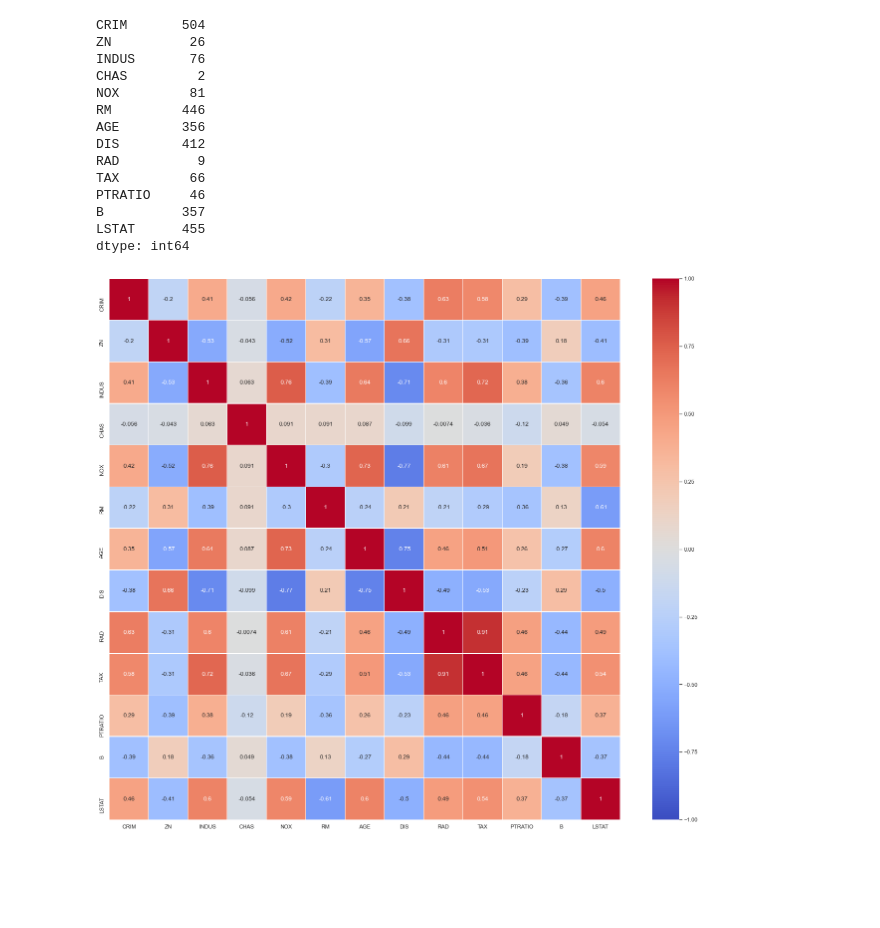
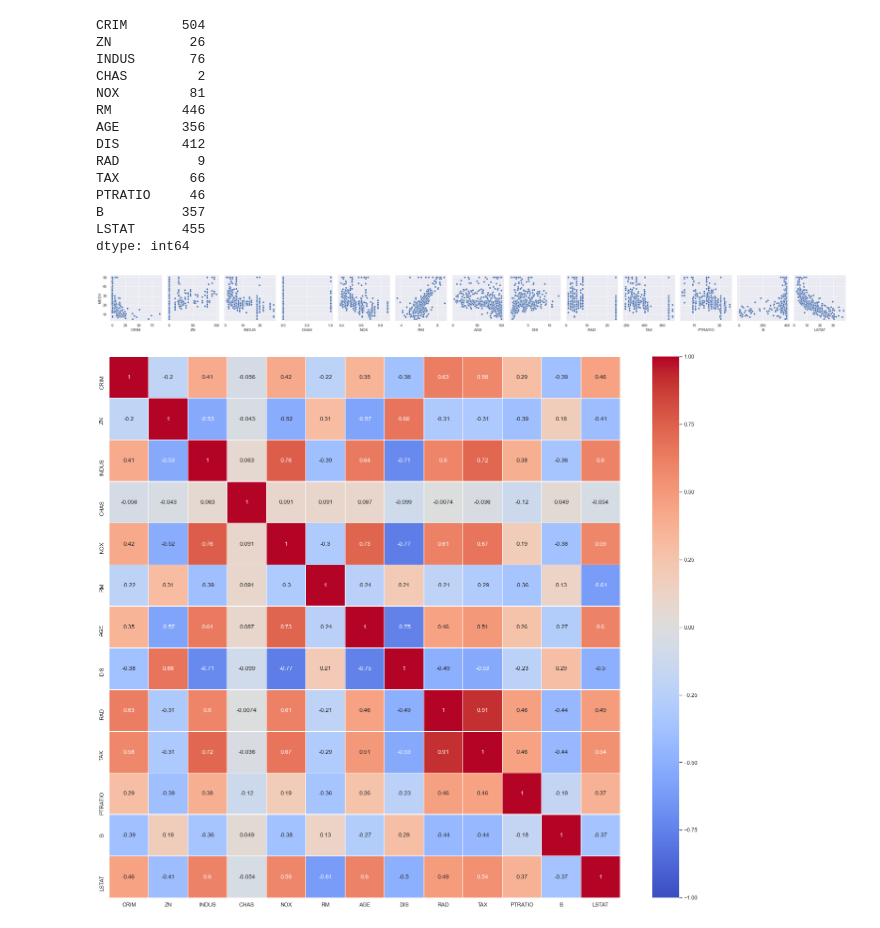
Before and after one commit to nuke504/ga-ds-projects, a Jupyter notebook: project3-housing-data/linreg-and-knn/project-linreg-and-knn.ipynb, the cells around one changed output. Saved outputs shown, nothing was run; the diff lists cells and outputs as text; code cells hidden in the pictures; blank space fills up the shorter version.

Commit message:
added pairplot

```diff
--- a/project3-housing-data/linreg-and-knn/project-linreg-and-knn.ipynb
+++ b/project3-housing-data/linreg-and-knn/project-linreg-and-knn.ipynb
@@ -182,6 +182,15 @@ dtype: int64
 # %%
 import seaborn as sns
 sns.set()
+# %%
+df_boston = pd.concat([df_X,df_y], axis = 1)
+# %%
+# This pairplot shows the linear r/s between each predictor variable and the label.
+# It does not appear that any of the predictor variables, by itself without variance of other variables, are linearly correlated to the label
+sns.pairplot(df_boston, x_vars=['CRIM', 'ZN', 'INDUS', 'CHAS', 'NOX', 'RM', 'AGE', 'DIS', 'RAD', 'TAX','PTRATIO', 'B', 'LSTAT'], y_vars=["MEDV"])
+plt.show()
+# %% [output]
+[figure, added]
 # %%
 # Visualize correlation matrix using a heat map
 # This shows quite a number of variables with a strong positive correlation, such as RAD and TAX
```
Also changed, not shown: parts of 1 cell of this notebook.
